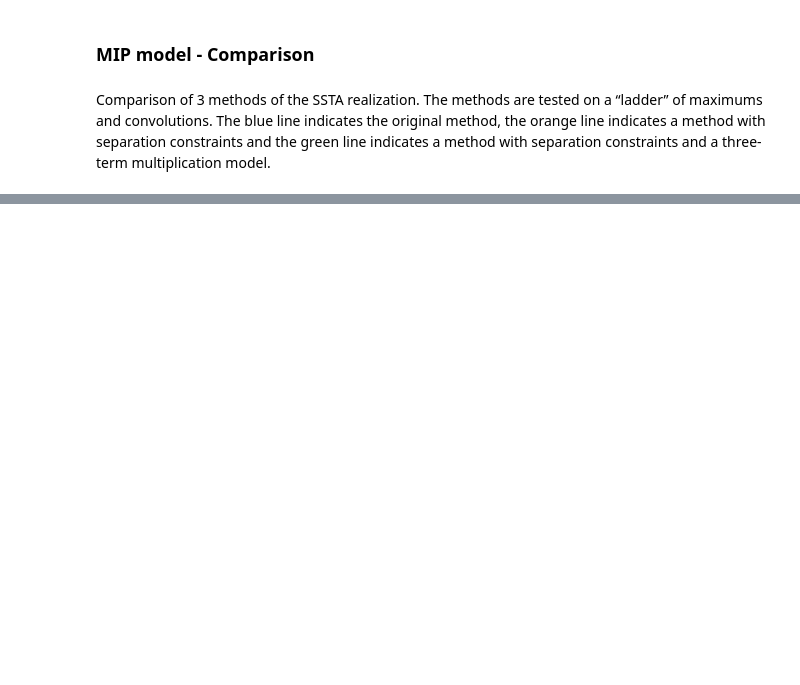
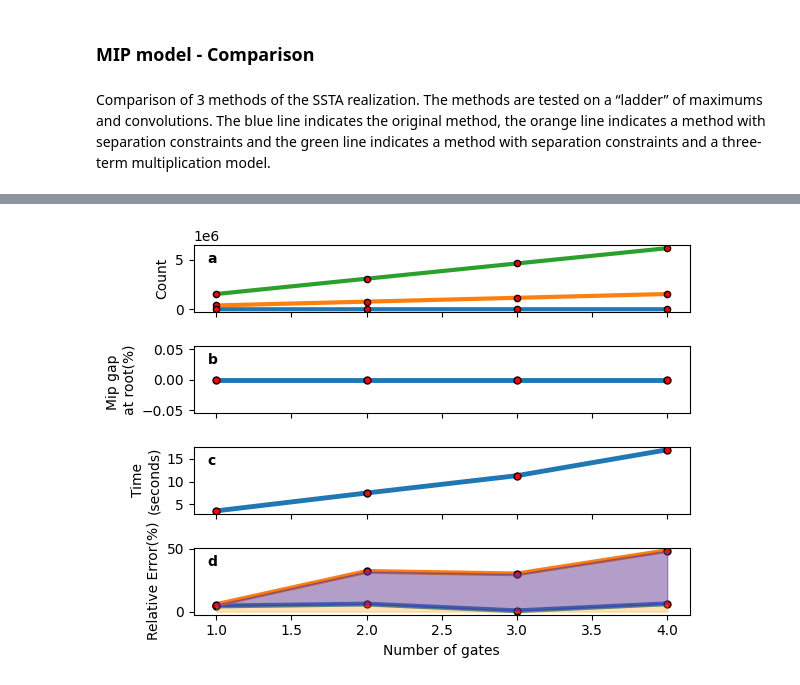
Before and after one commit to bosakad/SSTA-via-GP, a Jupyter notebook: examples/example_Optimization.ipynb, the cells around one changed output, grey strips where cells are left out. Drawn from its saved outputs; the diff is of its cells as text; code cells hidden in the pictures; blank space fills up the shorter version.

```diff
--- a/examples/example_Optimization.ipynb
+++ b/examples/example_Optimization.ipynb
@@ -178,0 +169,16 @@ Plotter.plotNonzeros(res)
+# %%
+# set parameters for the fully relaxed problem
+numberOfIterations=4
+step=1
+numberOfBins=10
+numGatesStart=1
+numberOfUnaries=10
+interval=(-4, 25)
+# %%
+# test full relaxation - which does not scale so well
+
+TRI = True
+Constr = True
+resFullRelaxation = AlgorithmsScaling_MOSEK(numberOfIterations=numberOfIterations, step=step, numberOfBins=numberOfBins,
+                      numberOfGatesStart=numGatesStart, interval=interval, numberOfUnaries=numberOfUnaries,
+                             TRI=TRI, Constr=Constr)
@@ -178,0 +203,4 @@ Plotter.plotNonzeros(res)
+# %%
+Plotter.plotNonzeros(resFullRelaxation)
+# %% [output]
+[figure, added]
```
Also changed, not shown: parts of 17 cells of this notebook, 4 other files.
